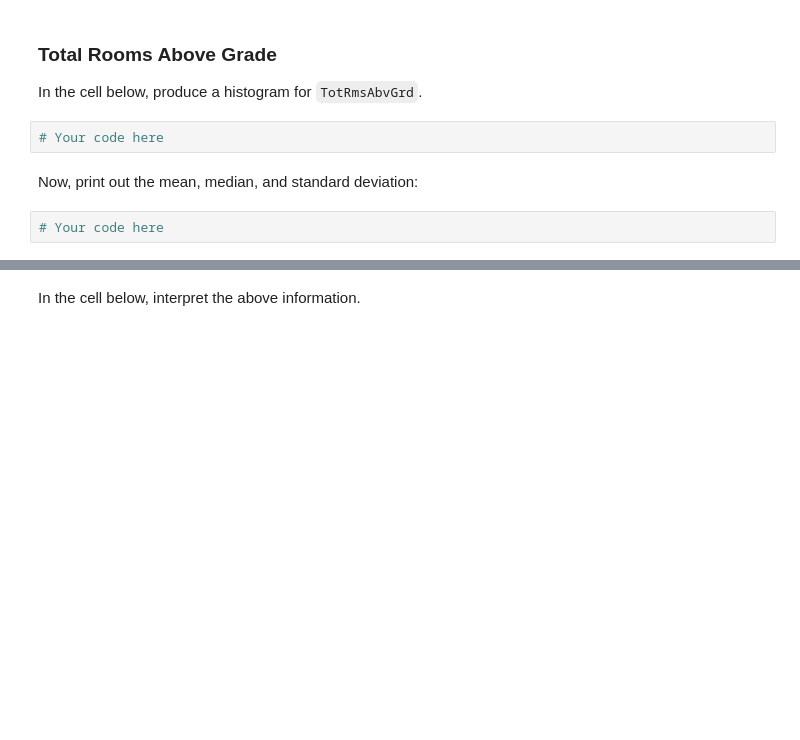
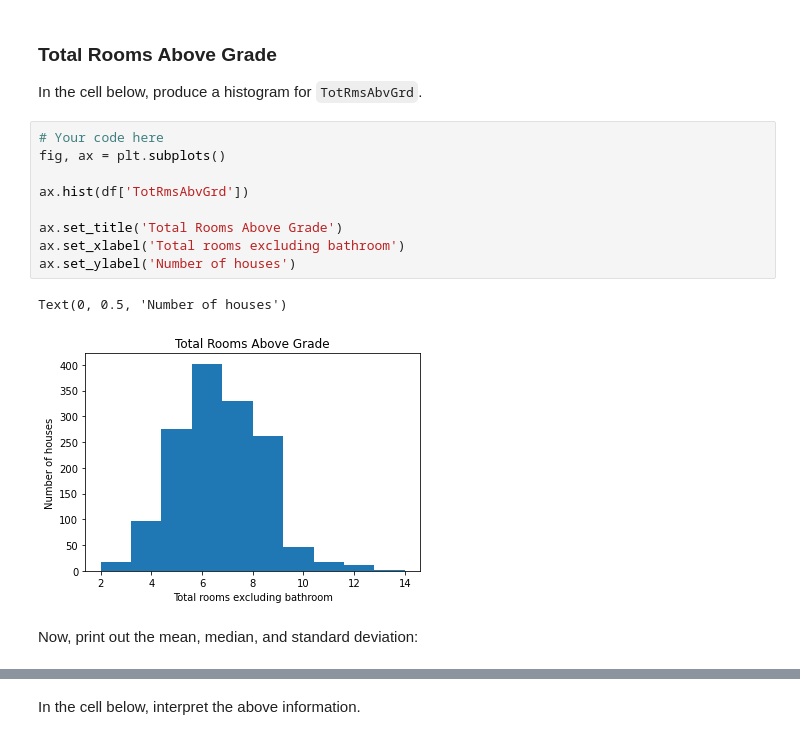
Before and after one commit to Samuel-Kiio/dsc-pandas-eda-lab, a Jupyter notebook: index.ipynb, the cells around one changed output, grey strips where cells are left out. Cells and saved outputs as stored; diff of their text form; blank space fills up the shorter version.

```diff
--- a/index.ipynb
+++ b/index.ipynb
@@ -182,9 +204,17 @@ None
 ### Total Rooms Above Grade
 
 In the cell below, produce a histogram for `TotRmsAbvGrd`.
-# %%
-# Your code here
+# %%
+# Your code here
+fig, ax = plt.subplots()
+
+ax.hist(df['TotRmsAbvGrd'])
+
+ax.set_title('Total Rooms Above Grade')
+ax.set_xlabel('Total rooms excluding bathroom')
+ax.set_ylabel('Number of houses')
+# %% [output]
+Text(0, 0.5, 'Number of houses')
+[figure, added]
 # %% [markdown]
 Now, print out the mean, median, and standard deviation:
-# %%
-# Your code here
```
Also changed, not shown: parts of 29 cells of this notebook.
